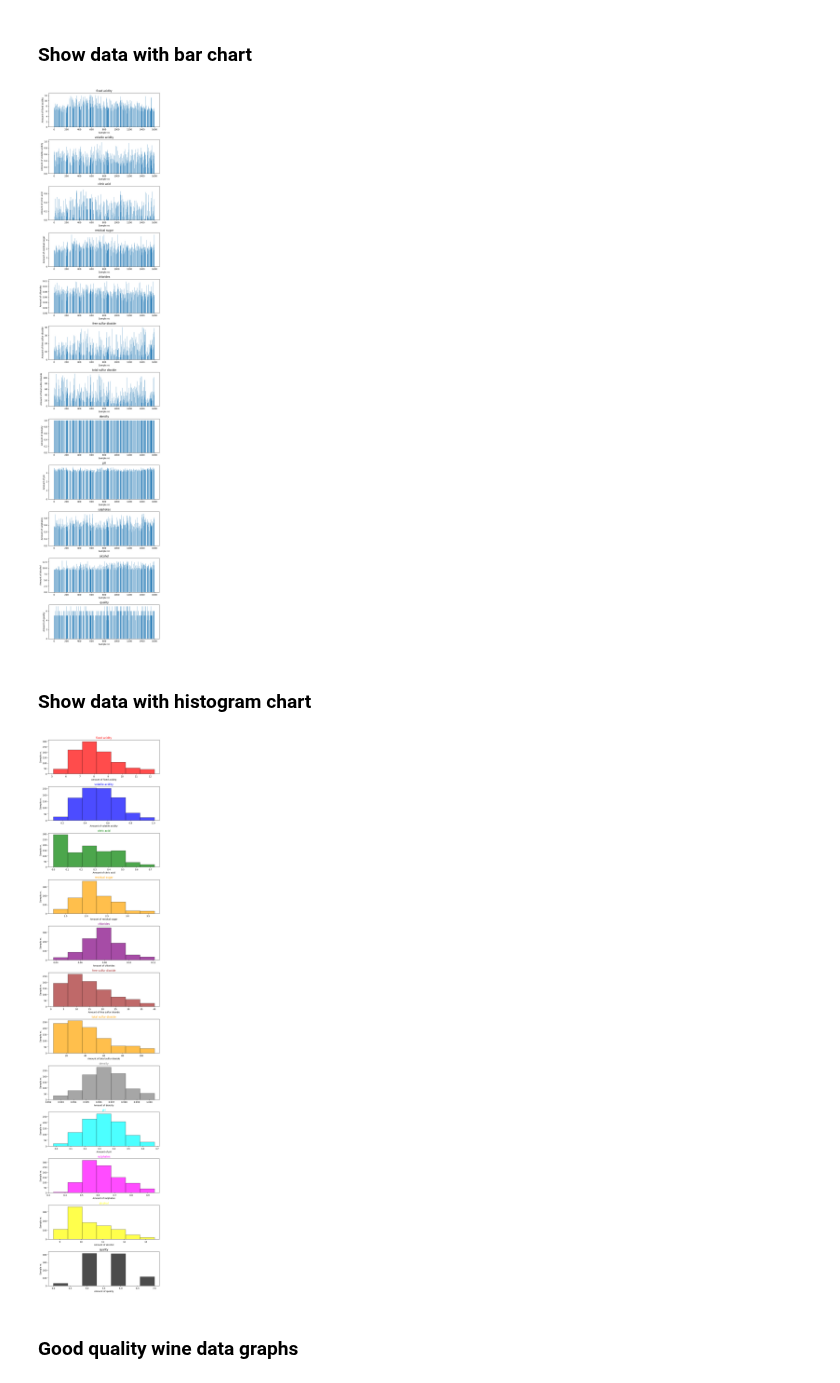
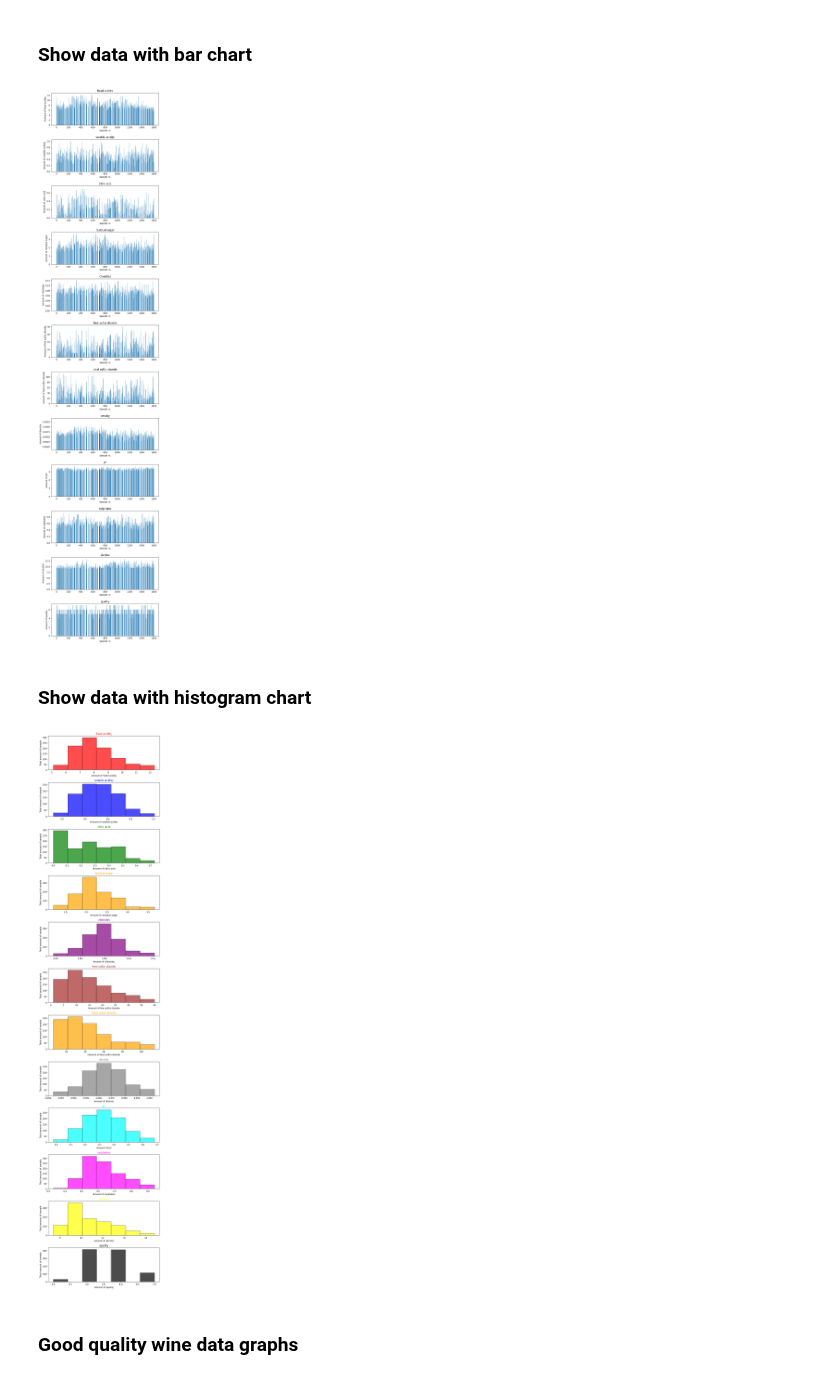
Before and after one commit to Azzure45/big-data-iot-labs, a Jupyter notebook: mini-projekt/mini-project-anton-mahdi.ipynb, the cells around one changed output. Drawn from its saved outputs; the diff is of its cells as text; code cells hidden in the pictures.

```diff
--- a/mini-projekt/mini-project-anton-mahdi.ipynb
+++ b/mini-projekt/mini-project-anton-mahdi.ipynb
@@ -138,6 +83,4 @@ max      3.680000    0.940000   13.400000    7.000000
 # %%
-import matplotlib.pyplot as plt
-
 def bar_subplots(dataFrame, columns):
     n = len(columns)
     fig, axes = plt.subplots(n, 1, figsize=(8, 3*n))
@@ -147,31 +90,35 @@ def bar_subplots(dataFrame, columns):
         ax.set_title(col)
         ax.set_xlabel("Sample nr.")
         ax.set_ylabel(f"Amount of {col}")
+        if col == "density":
+            set_granularity(col, 1000, dataFrame, ax)
+        elif col == "ph":
+            set_granularity(col, 1000, dataFrame, ax)
 
-    plt.tight_layout()
+    plt.tight_layout(h_pad=2.0)
     plt.show()
 
 bar_subplots(df, df.columns)
 # %% [output]
-[figure, old version]
+[figure, new version]
 # %% [markdown]
 ### Show data with histogram chart
 # %%
 def hist_subplots(df, columns):
     n = len(columns)
     fig, axes = plt.subplots(n, 1, figsize=(8, 3*n))
     colors = ['red','blue','green','orange','purple','brown','orange','gray','cyan','magenta','yellow','black']
     for ax, col,color in zip(axes, columns,colors):
         ax.hist(df[col],bins=7, edgecolor='black', color=color, alpha=0.7)
         ax.set_title(col,color=color)
-        ax.set_ylabel("Sample nr.")
+        ax.set_ylabel("Total amount of sample")
         ax.set_xlabel(f"Amount of {col}")
         plt.tight_layout()
     plt.show()
 
 hist_subplots(df, df.columns)
 # %% [output]
-[figure, old version]
+[figure, new version]
 # %% [markdown]
 ### Good quality wine data graphs
 # %%
```
Also changed, not shown: parts of 7 cells of this notebook.
